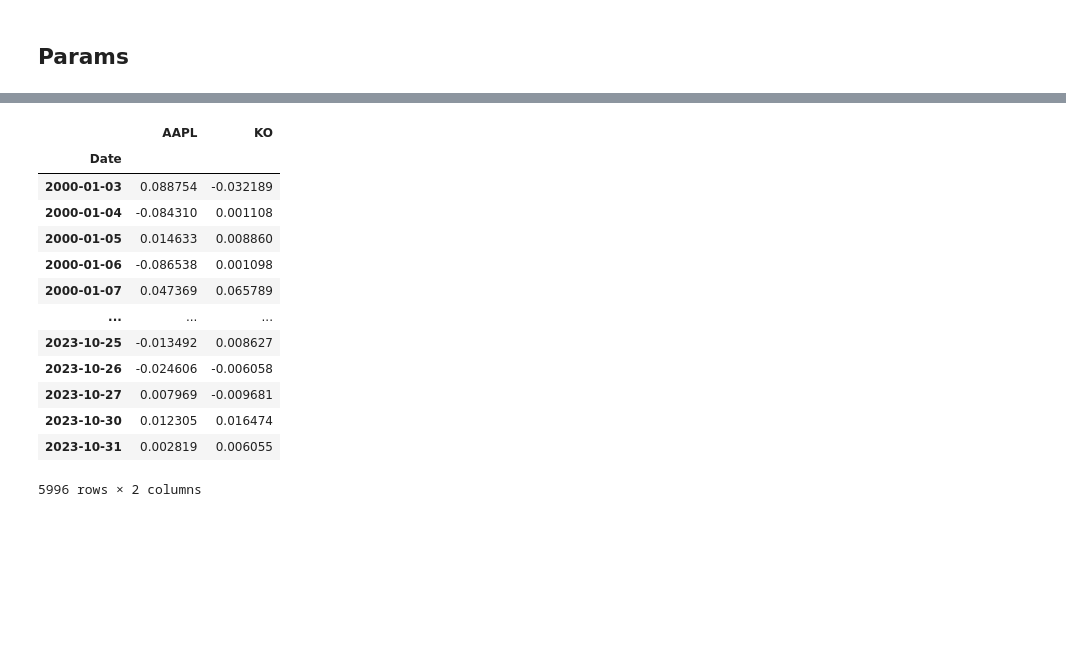
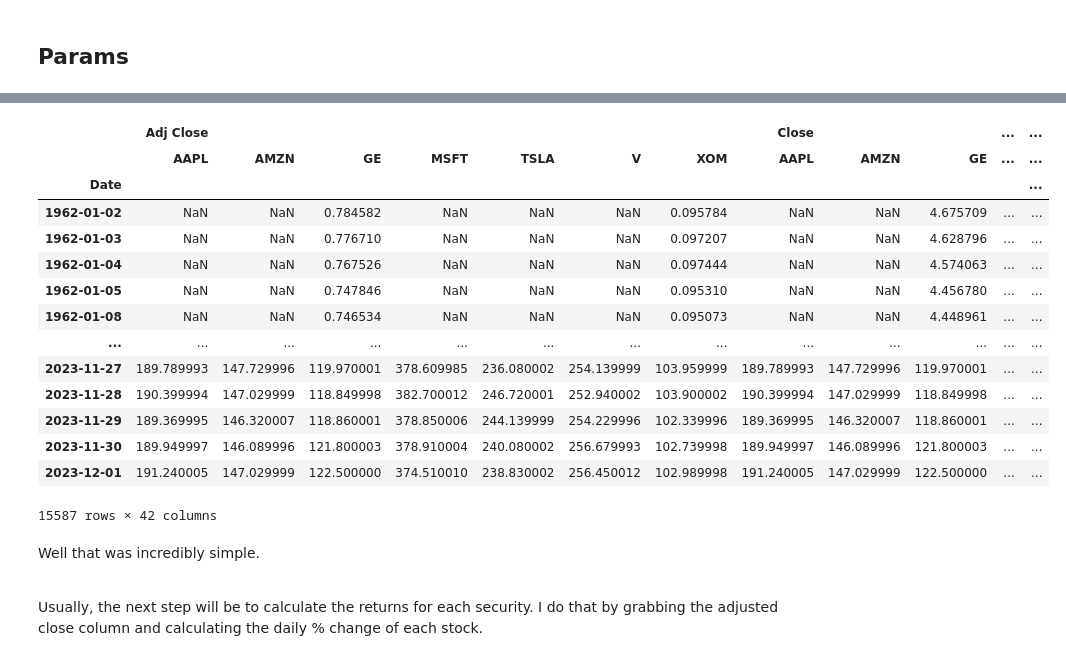
Before and after one commit to Brandt-moreThan4/Blog, a Jupyter notebook: book/content/3_yf_overview.ipynb, the cells around one changed output, grey strips where cells are left out. Drawn from its saved outputs; the diff is of its cells as text; code cells hidden in the pictures; blank space fills up the shorter version.

```diff
--- a/book/content/3_yf_overview.ipynb
+++ b/book/content/3_yf_overview.ipynb
@@ -41,29 +97,28 @@ UNIVERSAL_END_DATE = '2023-10-31'
 # %%
-# portfolio_tickers = ['AAPL','GE','TSLA','AMZN','V','MSFT','XOM','NVDA','BAC','INTC','T','NIO','GOOGL','F','PLTR','AAL']
-portfolio_tickers = ['AAPL','KO']
+TICKERS = ['AAPL','GE','TSLA','AMZN','V','MSFT','XOM']
 
-# Try to download the return data for all of the tickers in the portfolio
-df_data_raw =  yf.download(portfolio_tickers, period='max', progress=False)
-
-
-price_col = 'Adj Close'
-df_price = df_data_raw[price_col].copy()
-df_price.index = pd.to_datetime(df_price.index)
-df_rets = df_price.pct_change()
-df_rets  = df_rets.loc[UNIVERSAL_START_DATE:UNIVERSAL_END_DATE,:].dropna()
-df_rets
+# Download basic pricing data for all of the tickers in the portfolio
+df_data_raw =  yf.download(TICKERS, progress=False)
+df_data_raw
 # %% [output]
-|  | AAPL | KO |
-| Date |  |  |
-| 2000-01-03 | 0.088754 | -0.032189 |
-| 2000-01-04 | -0.084310 | 0.001108 |
-| 2000-01-05 | 0.014633 | 0.008860 |
-| 2000-01-06 | -0.086538 | 0.001098 |
-| 2000-01-07 | 0.047369 | 0.065789 |
-| ... | ... | ... |
-| 2023-10-25 | -0.013492 | 0.008627 |
-| 2023-10-26 | -0.024606 | -0.006058 |
-| 2023-10-27 | 0.007969 | -0.009681 |
-| 2023-10-30 | 0.012305 | 0.016474 |
-| 2023-10-31 | 0.002819 | 0.006055 |
+|  | Adj Close |  |  |  |  |  |  | Close |  |  | ... | ... |
+|  | AAPL | AMZN | GE | MSFT | TSLA | V | XOM | AAPL | AMZN | GE | ... | ... |
+| Date |  |  |  |  |  |  |  |  |  |  |  | ... |
+| 1962-01-02 | NaN | NaN | 0.784582 | NaN | NaN | NaN | 0.095784 | NaN | NaN | 4.675709 | ... | ... |
+| 1962-01-03 | NaN | NaN | 0.776710 | NaN | NaN | NaN | 0.097207 | NaN | NaN | 4.628796 | ... | ... |
+| 1962-01-04 | NaN | NaN | 0.767526 | NaN | NaN | NaN | 0.097444 | NaN | NaN | 4.574063 | ... | ... |
+| 1962-01-05 | NaN | NaN | 0.747846 | NaN | NaN | NaN | 0.095310 | NaN | NaN | 4.456780 | ... | ... |
+| 1962-01-08 | NaN | NaN | 0.746534 | NaN | NaN | NaN | 0.095073 | NaN | NaN | 4.448961 | ... | ... |
+| ... | ... | ... | ... | ... | ... | ... | ... | ... | ... | ... | ... | ... |
+| 2023-11-27 | 189.789993 | 147.729996 | 119.970001 | 378.609985 | 236.080002 | 254.139999 | 103.959999 | 189.789993 | 147.729996 | 119.970001 | ... | ... |
+| 2023-11-28 | 190.399994 | 147.029999 | 118.849998 | 382.700012 | 246.720001 | 252.940002 | 103.900002 | 190.399994 | 147.029999 | 118.849998 | ... | ... |
+| 2023-11-29 | 189.369995 | 146.320007 | 118.860001 | 378.850006 | 244.139999 | 254.229996 | 102.339996 | 189.369995 | 146.320007 | 118.860001 | ... | ... |
+| 2023-11-30 | 189.949997 | 146.089996 | 121.800003 | 378.910004 | 240.080002 | 256.679993 | 102.739998 | 189.949997 | 146.089996 | 121.800003 | ... | ... |
+| 2023-12-01 | 191.240005 | 147.029999 | 122.500000 | 374.510010 | 238.830002 | 256.450012 | 102.989998 | 191.240005 | 147.029999 | 122.500000 | ... | ... |
-5996 rows × 2 columns
+15587 rows × 42 columns
+# %% [markdown]
+Well that was incredibly simple.
+
+<br>
+
+Usually, the next step will be to calculate the returns for each security. I do that by grabbing the adjusted close column and calculating the daily % change of each stock.
```
Also changed, not shown: parts of 24 cells of this notebook, 1 other file.
